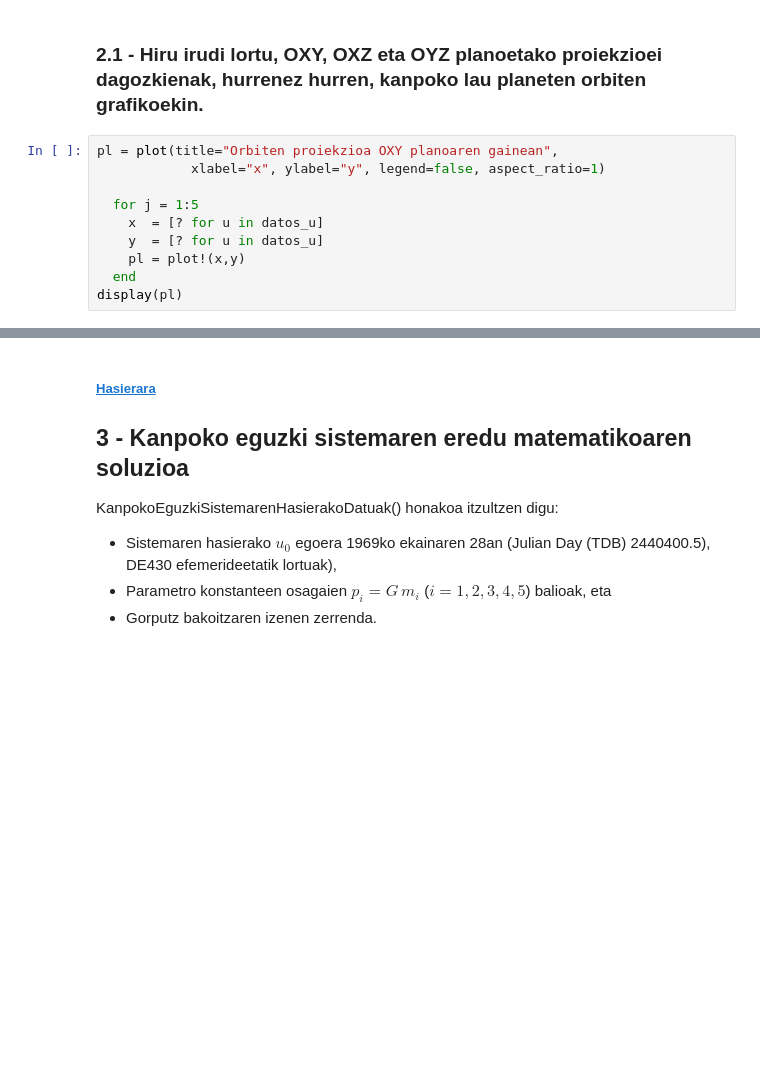
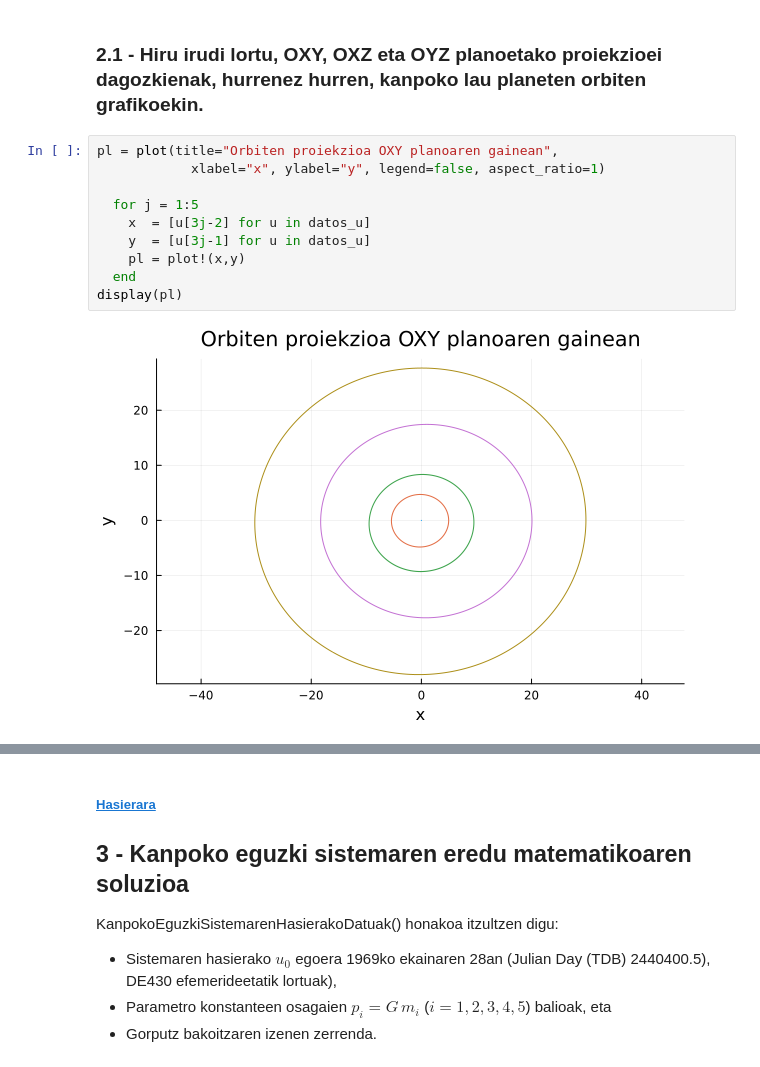
Before and after one commit to notoier/UPV-3.MAILA, a Jupyter notebook: Zientziarako Konputazioa/3.Gaia/1.Atala/lab31.ipynb, the cells around one changed output, grey strips where cells are left out. Drawn from its saved outputs; the diff is of its cells as text; blank space fills up the shorter version.

```diff
--- a/Zientziarako Konputazioa/3.Gaia/1.Atala/lab31.ipynb
+++ b/Zientziarako Konputazioa/3.Gaia/1.Atala/lab31.ipynb
@@ -159,13 +146,15 @@ datos_t, datos_u = KanpokoEguzkiSistemarenDatuak(tend);
 # %%
 pl = plot(title="Orbiten proiekzioa OXY planoaren gainean",
             xlabel="x", ylabel="y", legend=false, aspect_ratio=1)
 
   for j = 1:5
-    x  = [? for u in datos_u]
-    y  = [? for u in datos_u]
+    x  = [u[3j-2] for u in datos_u]
+    y  = [u[3j-1] for u in datos_u]
     pl = plot!(x,y)
   end
 display(pl)
+# %% [output]
+[figure, added]
 # %%
 pl = plot(title="Orbiten proiekzioa OXZ planoaren gainean",
             xlabel="x", ylabel="z", legend=false, aspect_ratio=1)
```
Also changed, not shown: parts of 28 cells of this notebook, 10 other files.
